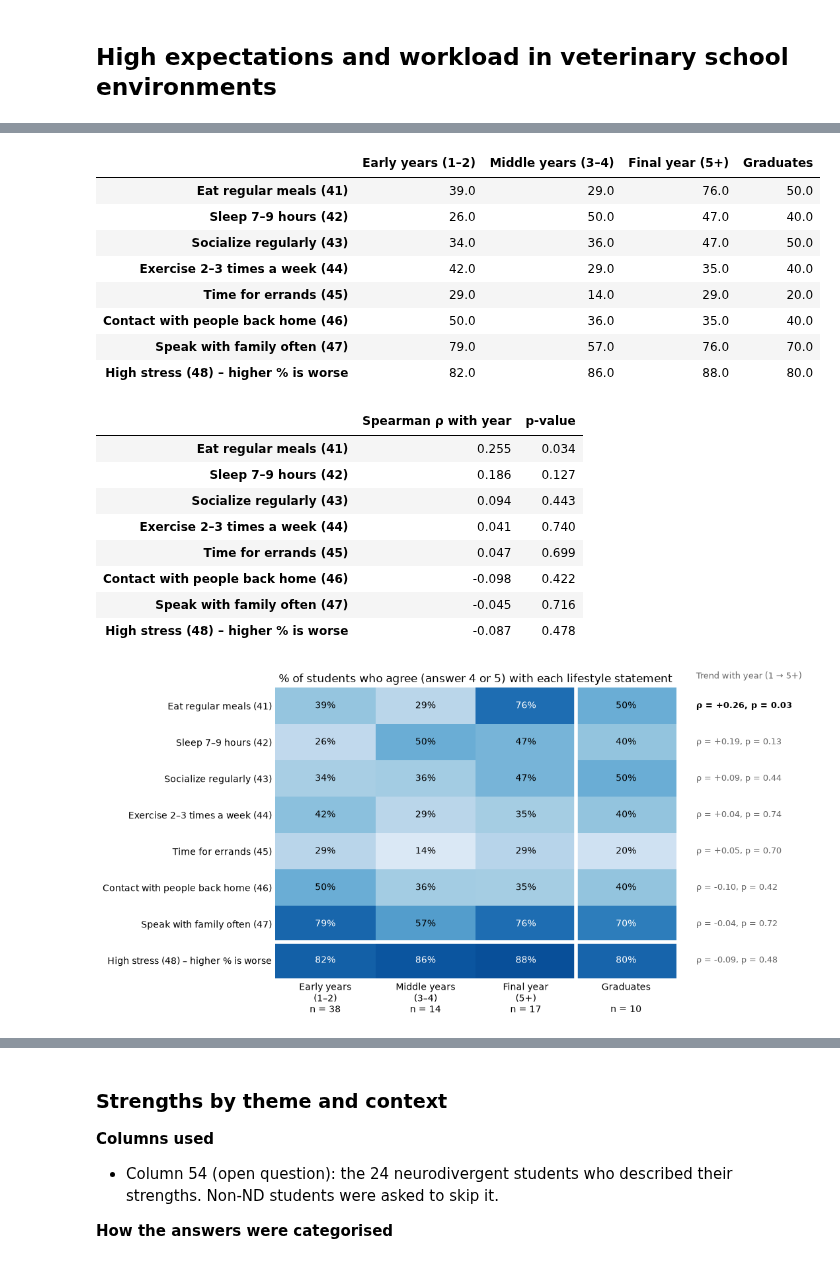
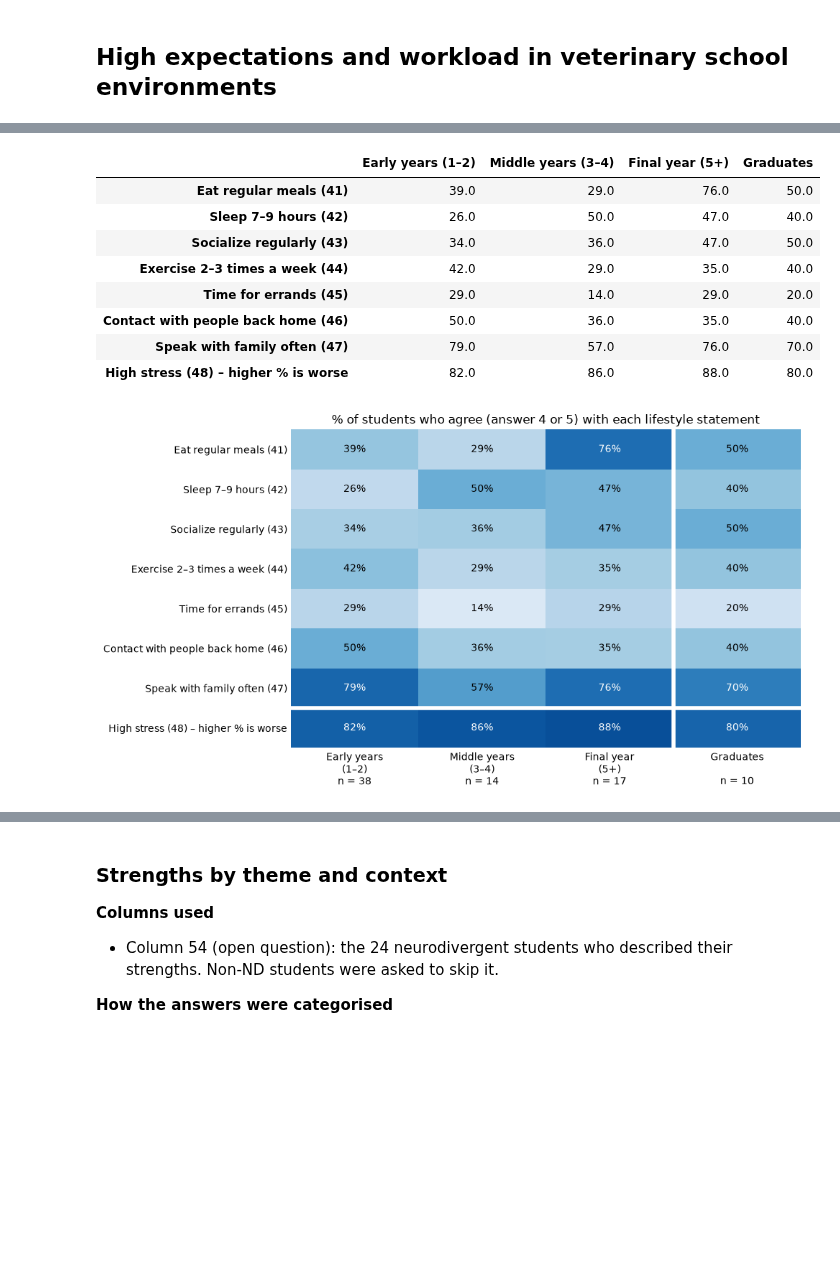
Before and after one commit to CarlaOnate/data-analysis-mental-health-veterinary-medicine-thesis, a Jupyter notebook: eba.ipynb, the cells around one changed output, grey strips where cells are left out. Drawn from its saved outputs; the diff is of its cells as text; code cells hidden in the pictures; blank space fills up the shorter version.

```diff
--- a/eba.ipynb
+++ b/eba.ipynb
@@ -692,12 +552,11 @@ rows = []
 for name, col in QUESTIONS:
     low = df.loc[~df["high_overwhelm"], col].dropna()
     high = df.loc[df["high_overwhelm"], col].dropna()
-    # Mann-Whitney U test: do the high-overwhelm students tend to give higher answers?
     rows.append({
         "question": name.replace("\n", " "),
         "low/moderate overwhelm average": low.mean(),
         "high overwhelm average": high.mean(),
-        "p-value": stats.mannwhitneyu(high, low).pvalue,
+        "difference": high.mean() - low.mean(),
     })
 averages = pd.DataFrame(rows)
 display(averages.round(3))
@@ -845,15 +684,13 @@ GROUP_ORDER = ["Early years\n(1–2)", "Middle years\n(3–4)", "Final year\n(5+
 GROUP_COLORS = [ND_COLOR, ND_COLOR, ND_COLOR, "#7d7d7d"]  # graduates in grey: they are no longer studying
 
 df["year_group"] = df["8"].map(YEAR_GROUPS)
-# Year as a number (1-5) for the trend test; graduates are left out because they are not a "year 6"
-df["year_num"] = df["8"].map({"1": 1, "2": 2, "3": 3, "4": 4, "5+": 5})
 students = df[df["8"] != "Graduated"]
 graduates = df[df["8"] == "Graduated"]
 display(df["year_group"].value_counts().reindex(GROUP_ORDER).to_frame("students"))
 
 DISTRESS = [("Depression (PHQ-9)", "phq9_total", 27), ("Anxiety (GAD-7)", "gad7_total", 21)]
 
-# Mann-Whitney U tests, one for each part of the theory
+# Average of each group compared with the students outside it
 rows = []
 for name, col, _ in DISTRESS:
     for question, group, others in [
@@ -863,7 +700,7 @@ for name, col, _ in DISTRESS:
     ]:
         rows.append({"score": name, "comparison": question,
                      "group average": group[col].mean(), "others average": others[col].mean(),
-                     "p-value": stats.mannwhitneyu(group[col].dropna(), others[col].dropna()).pvalue})
+                     "difference": group[col].mean() - others[col].mean()})
 display(pd.DataFrame(rows).round(3))
 
 rng = np.random.default_rng(0)  # fixed jitter so the dots land in the same place on every run
@@ -951,55 +778,36 @@ AGREE_LABELS = LIFESTYLE_LABELS[:-1] + ["High stress (48) – higher % is worse"
 
 # % of each group answering 4 or 5 (agree / strongly agree; for stress: high / very high)
 agree = (df[LIFESTYLE_COLS] >= 4).where(df[LIFESTYLE_COLS].notna()).groupby(df["year_group"]).mean().T
 agree = agree.reindex(columns=GROUP_ORDER).set_axis(AGREE_LABELS)
+display((agree * 100).round(0).set_axis([g.replace("\n", " ") for g in GROUP_ORDER], axis=1))
 
-# Spearman correlation between year (1-5) and the answer: do answers go up or down in higher years?
-trend = pd.DataFrame(
-    [stats.spearmanr(students["year_num"], students[col], nan_policy="omit") for col in LIFESTYLE_COLS],
-    index=AGREE_LABELS, columns=["Spearman ρ with year", "p-value"])
-display((agree * 100).round(0).set_axis([g.replace("\n", " ") for g in GROUP_ORDER], axis=1))
-display(trend.round(3))
-
-fig, ax = plt.subplots(figsize=(11, 5.5))
+fig, ax = plt.subplots(figsize=(10, 5.5))
 im = ax.imshow(agree.values, cmap="Blues", vmin=0, vmax=1, aspect="auto")
 for r in range(agree.shape[0]):
     for c in range(agree.shape[1]):
         value = agree.iat[r, c]
         ax.text(c, r, f"{value:.0%}", ha="center", va="center", fontsize=10, color="white" if value > 0.6 else "black")
-    rho, p = trend.iloc[r]
-    ax.text(3.7, r, f"ρ = {rho:+.2f}, p = {p:.2f}", va="center", fontsize=9,
-            color="black" if p < 0.05 else "dimgrey", fontweight="bold" if p < 0.05 else "normal")
-ax.text(3.7, -0.75, "Trend with year (1 → 5+)", fontsize=9, color="dimgrey")
 ax.axhline(6.5, color="white", linewidth=4)  # stress is set apart: for it, a high % means worse wellbeing
 ax.axvline(2.5, color="white", linewidth=4)
 ns = df["year_group"].value_counts().reindex(GROUP_ORDER)
 ax.set_xticks(range(len(GROUP_ORDER)), [f"{g}\nn = {n}" for g, n in zip(GROUP_ORDER, ns)])
 ax.set_yticks(range(len(LIFESTYLE)), AGREE_LABELS)
 ax.tick_params(length=0)
 ax.spines[:].set_visible(False)
 ax.set_title("% of students who agree (answer 4 or 5) with each lifestyle statement")
 plt.tight_layout()
 plt.show()
 # %% [output]
 |  | Early years (1–2) | Middle years (3–4) | Final year (5+) | Graduates |
 | Eat regular meals (41) | 39.0 | 29.0 | 76.0 | 50.0 |
 | Sleep 7–9 hours (42) | 26.0 | 50.0 | 47.0 | 40.0 |
 | Socialize regularly (43) | 34.0 | 36.0 | 47.0 | 50.0 |
 | Exercise 2–3 times a week (44) | 42.0 | 29.0 | 35.0 | 40.0 |
 | Time for errands (45) | 29.0 | 14.0 | 29.0 | 20.0 |
 | Contact with people back home (46) | 50.0 | 36.0 | 35.0 | 40.0 |
 | Speak with family often (47) | 79.0 | 57.0 | 76.0 | 70.0 |
 | High stress (48) – higher % is worse | 82.0 | 86.0 | 88.0 | 80.0 |
-|  | Spearman ρ with year | p-value |
-| Eat regular meals (41) | 0.255 | 0.034 |
-| Sleep 7–9 hours (42) | 0.186 | 0.127 |
-| Socialize regularly (43) | 0.094 | 0.443 |
-| Exercise 2–3 times a week (44) | 0.041 | 0.740 |
-| Time for errands (45) | 0.047 | 0.699 |
-| Contact with people back home (46) | -0.098 | 0.422 |
-| Speak with family often (47) | -0.045 | 0.716 |
-| High stress (48) – higher % is worse | -0.087 | 0.478 |
-[figure, old version]
+[figure, new version]
 # %% [markdown]
 ## How students see neurodivergence
 
```
Also changed, not shown: parts of 28 cells of this notebook, 1 other file.
